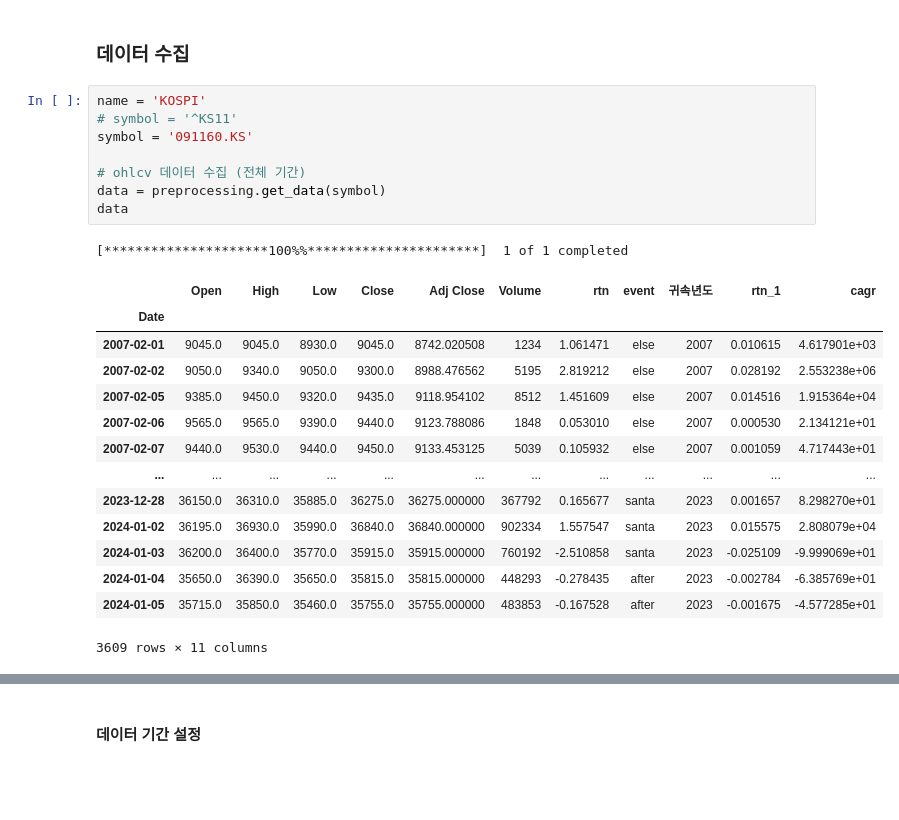
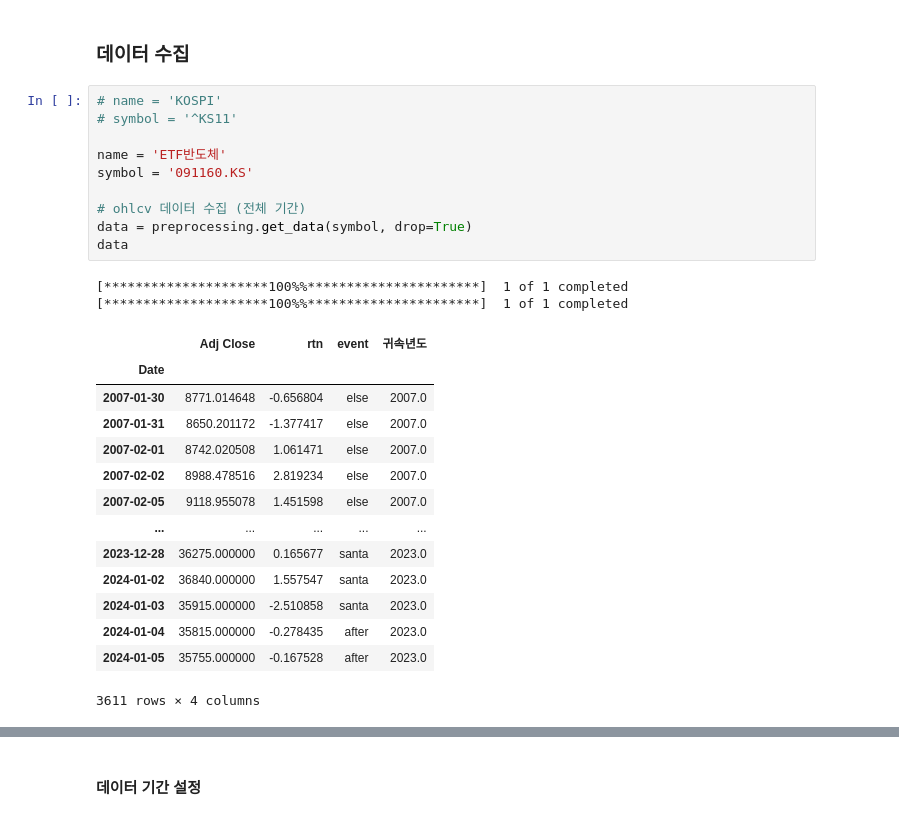
Before and after one commit to dohyung9810/quant, a Jupyter notebook: santa/santa_7days.ipynb, the cells around one changed output, grey strips where cells are left out. Saved outputs shown, nothing was run; the diff lists cells and outputs as text; blank space fills up the shorter version.

Commit message:
santa/preprocessing.py updated 24.01.06

```diff
--- a/santa/santa_7days.ipynb
+++ b/santa/santa_7days.ipynb
@@ -27,26 +56,29 @@ import preprocessing
 # %% [markdown]
 ### 데이터 수집
 # %%
-name = 'KOSPI'
+# name = 'KOSPI'
 # symbol = '^KS11'
+
+name = 'ETF반도체'
 symbol = '091160.KS'
 
 # ohlcv 데이터 수집 (전체 기간)
-data = preprocessing.get_data(symbol)
+data = preprocessing.get_data(symbol, drop=True)
 data
 # %% [output]
 [*********************100%%**********************]  1 of 1 completed
+[*********************100%%**********************]  1 of 1 completed
-|  | Open | High | Low | Close | Adj Close | Volume | rtn | event | 귀속년도 | rtn_1 | cagr |
-| Date |  |  |  |  |  |  |  |  |  |  |  |
-| 2007-02-01 | 9045.0 | 9045.0 | 8930.0 | 9045.0 | 8742.020508 | 1234 | 1.061471 | else | 2007 | 0.010615 | 4.617901e+03 |
-| 2007-02-02 | 9050.0 | 9340.0 | 9050.0 | 9300.0 | 8988.476562 | 5195 | 2.819212 | else | 2007 | 0.028192 | 2.553238e+06 |
-| 2007-02-05 | 9385.0 | 9450.0 | 9320.0 | 9435.0 | 9118.954102 | 8512 | 1.451609 | else | 2007 | 0.014516 | 1.915364e+04 |
-| 2007-02-06 | 9565.0 | 9565.0 | 9390.0 | 9440.0 | 9123.788086 | 1848 | 0.053010 | else | 2007 | 0.000530 | 2.134121e+01 |
-| 2007-02-07 | 9440.0 | 9530.0 | 9440.0 | 9450.0 | 9133.453125 | 5039 | 0.105932 | else | 2007 | 0.001059 | 4.717443e+01 |
-| ... | ... | ... | ... | ... | ... | ... | ... | ... | ... | ... | ... |
-| 2023-12-28 | 36150.0 | 36310.0 | 35885.0 | 36275.0 | 36275.000000 | 367792 | 0.165677 | santa | 2023 | 0.001657 | 8.298270e+01 |
-| 2024-01-02 | 36195.0 | 36930.0 | 35990.0 | 36840.0 | 36840.000000 | 902334 | 1.557547 | santa | 2023 | 0.015575 | 2.808079e+04 |
-| 2024-01-03 | 36200.0 | 36400.0 | 35770.0 | 35915.0 | 35915.000000 | 760192 | -2.510858 | santa | 2023 | -0.025109 | -9.999069e+01 |
-| 2024-01-04 | 35650.0 | 36390.0 | 35650.0 | 35815.0 | 35815.000000 | 448293 | -0.278435 | after | 2023 | -0.002784 | -6.385769e+01 |
-| 2024-01-05 | 35715.0 | 35850.0 | 35460.0 | 35755.0 | 35755.000000 | 483853 | -0.167528 | after | 2023 | -0.001675 | -4.577285e+01 |
+|  | Adj Close | rtn | event | 귀속년도 |
+| Date |  |  |  |  |
+| 2007-01-30 | 8771.014648 | -0.656804 | else | 2007.0 |
+| 2007-01-31 | 8650.201172 | -1.377417 | else | 2007.0 |
+| 2007-02-01 | 8742.020508 | 1.061471 | else | 2007.0 |
+| 2007-02-02 | 8988.478516 | 2.819234 | else | 2007.0 |
+| 2007-02-05 | 9118.955078 | 1.451598 | else | 2007.0 |
+| ... | ... | ... | ... | ... |
+| 2023-12-28 | 36275.000000 | 0.165677 | santa | 2023.0 |
+| 2024-01-02 | 36840.000000 | 1.557547 | santa | 2023.0 |
+| 2024-01-03 | 35915.000000 | -2.510858 | santa | 2023.0 |
+| 2024-01-04 | 35815.000000 | -0.278435 | after | 2023.0 |
+| 2024-01-05 | 35755.000000 | -0.167528 | after | 2023.0 |
-3609 rows × 11 columns
+3611 rows × 4 columns
```
Also changed, not shown: parts of 21 cells of this notebook, 2 other files.
